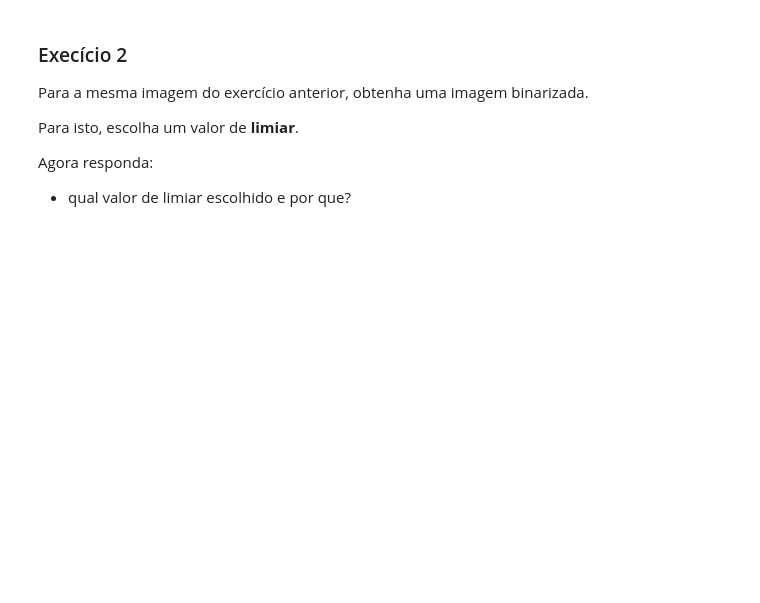
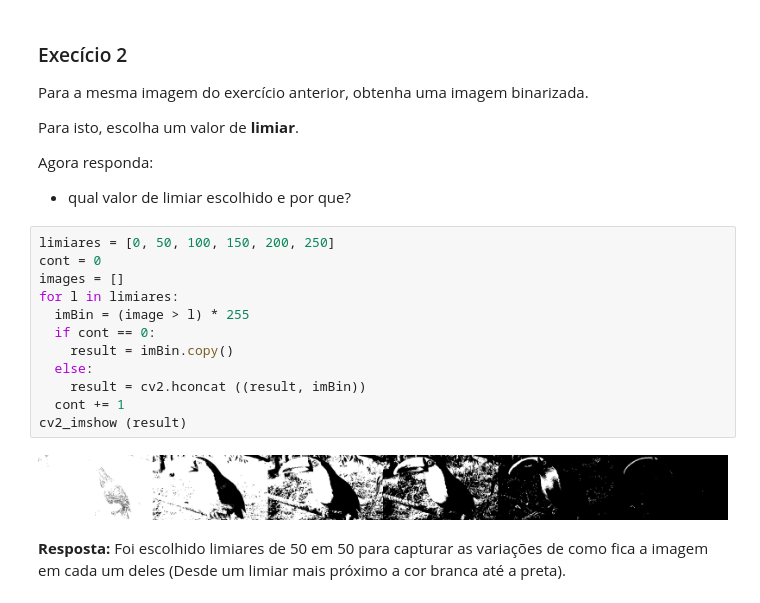
Before and after one commit to sdias22/Processamento-Digital-de-Img, a Jupyter notebook: 01_introducao.ipynb, the cells around one changed output. Cells and saved outputs as stored; diff of their text form; blank space fills up the shorter version.

```diff
--- a/01_introducao.ipynb
+++ b/01_introducao.ipynb
@@ -308,3 +414,19 @@ Para isto, escolha um valor de **limiar**.
 Agora responda:
 
 - qual valor de limiar escolhido e por que?
+# %%
+limiares = [0, 50, 100, 150, 200, 250]
+cont = 0
+images = []
+for l in limiares:
+  imBin = (image > l) * 255
+  if cont == 0:
+    result = imBin.copy()
+  else:
+    result = cv2.hconcat ((result, imBin))
+  cont += 1
+cv2_imshow (result)
+# %% [output]
+[figure, added]
+# %% [markdown]
+**Resposta:** Foi escolhido limiares de 50 em 50 para capturar as variações de como fica a imagem em cada um deles (Desde um limiar mais próximo a cor branca até a preta).
```
Also changed, not shown: parts of 30 cells of this notebook.
